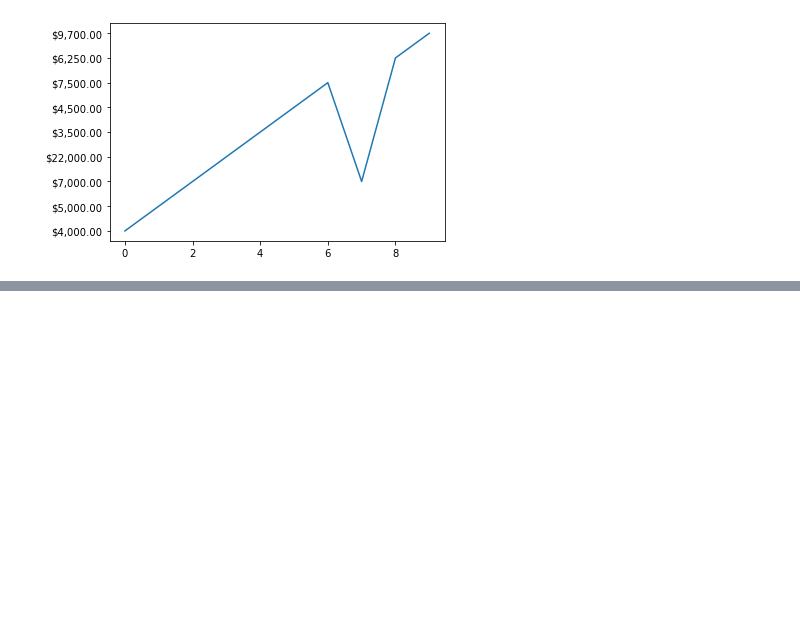
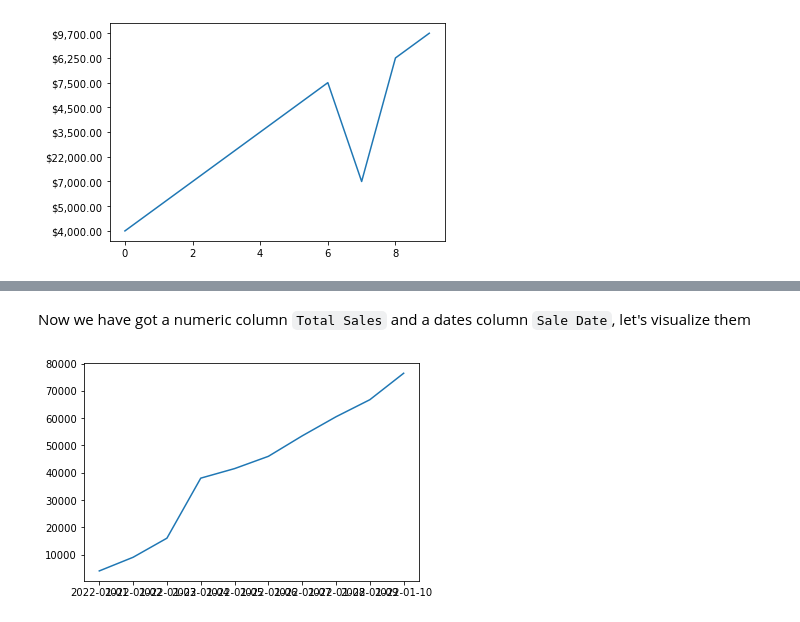
Before and after one commit to SaketMunda/ml-ds-tools-library-introduction, a Jupyter notebook: matplotlib-exercises.ipynb, the cells around one changed output, grey strips where cells are left out. Drawn from its saved outputs; the diff is of its cells as text; code cells hidden in the pictures; blank space fills up the shorter version.

```diff
--- a/matplotlib-exercises.ipynb
+++ b/matplotlib-exercises.ipynb
@@ -260,0 +265,15 @@ plt.plot(car_sales["Price"]);
+# %%
+# Remove the symbols, the final two numbers from the 'Price' column and convert it to numbers
+car_sales["Price ($)"] = car_sales["Price"].str.replace("[\$\,]","").astype(float).astype(int)
+# %%
+car_sales.drop("Price", axis=1, inplace = True)
+# %%
+# Add a column called 'Total sales' to car_sales which cumulatively adds the 'Price' column
+car_sales["Total Sales ($)"] = car_sales["Price ($)"].cumsum()
+
+#Add a column called 'Sale Date' which lists a series of successive dates starting from today (your today)
+car_sales["Sale Date"] = pd.date_range(start="1/1/2022",periods=len(car_sales))
+
+
+# View the car_sales DataFrame
+car_sales.head()
@@ -260,0 +296,7 @@ plt.plot(car_sales["Price"]);
+# %% [markdown]
+Now we have got a numeric column `Total Sales` and a dates column `Sale Date`, let's visualize them
+# %%
+# use plot() function to plot the `Sale Date` column versus the `Total Sales` column
+plt.plot(car_sales["Sale Date"], car_sales["Total Sales ($)"]);
+# %% [output]
+[figure, added]
```
Also changed, not shown: parts of 8 cells of this notebook.
